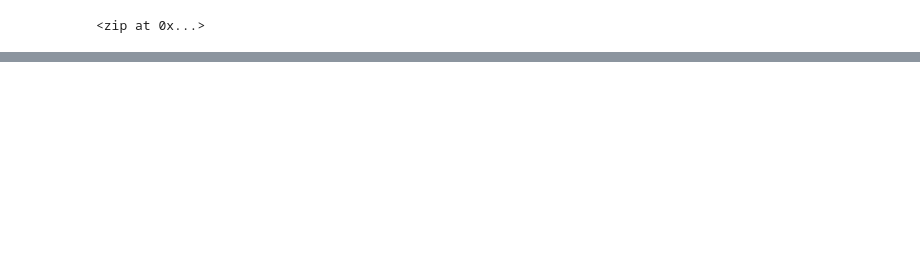
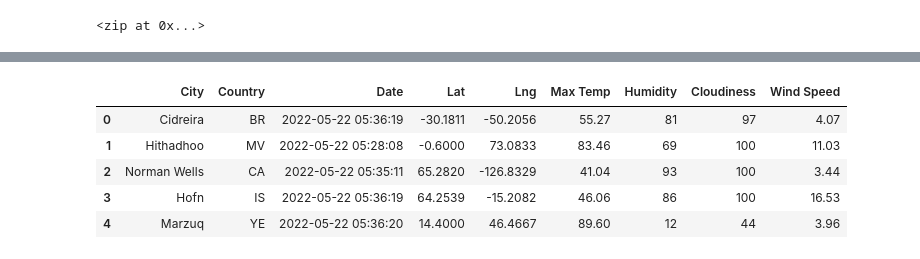
Before and after one commit to rgilgeous19/World_Weather_Analysis, a Jupyter notebook: WeatherPy.ipynb, the cells around one changed output, grey strips where cells are left out. Cells and saved outputs as stored; diff of their text form; code cells hidden in the pictures; blank space fills up the shorter version.

```diff
--- a/WeatherPy.ipynb
+++ b/WeatherPy.ipynb
@@ -73,0 +155,13 @@ len(cities)
+# %%
+new_column_order = ["City", "Country", "Date", "Lat", "Lng", "Max Temp","Humidity","Cloudiness","Wind Speed"]
+# %%
+city_data_df = city_data_df[new_column_order]
+# %%
+city_data_df.head()
+# %% [output]
+|  | City | Country | Date | Lat | Lng | Max Temp | Humidity | Cloudiness | Wind Speed |
+| 0 | Cidreira | BR | 2022-05-22 05:36:19 | -30.1811 | -50.2056 | 55.27 | 81 | 97 | 4.07 |
+| 1 | Hithadhoo | MV | 2022-05-22 05:28:08 | -0.6000 | 73.0833 | 83.46 | 69 | 100 | 11.03 |
+| 2 | Norman Wells | CA | 2022-05-22 05:35:11 | 65.2820 | -126.8329 | 41.04 | 93 | 100 | 3.44 |
+| 3 | Hofn | IS | 2022-05-22 05:36:19 | 64.2539 | -15.2082 | 46.06 | 86 | 100 | 16.53 |
+| 4 | Marzuq | YE | 2022-05-22 05:36:20 | 14.4000 | 46.4667 | 89.60 | 12 | 44 | 3.96 |
```
Also changed, not shown: parts of 14 cells of this notebook, 4 other files.
